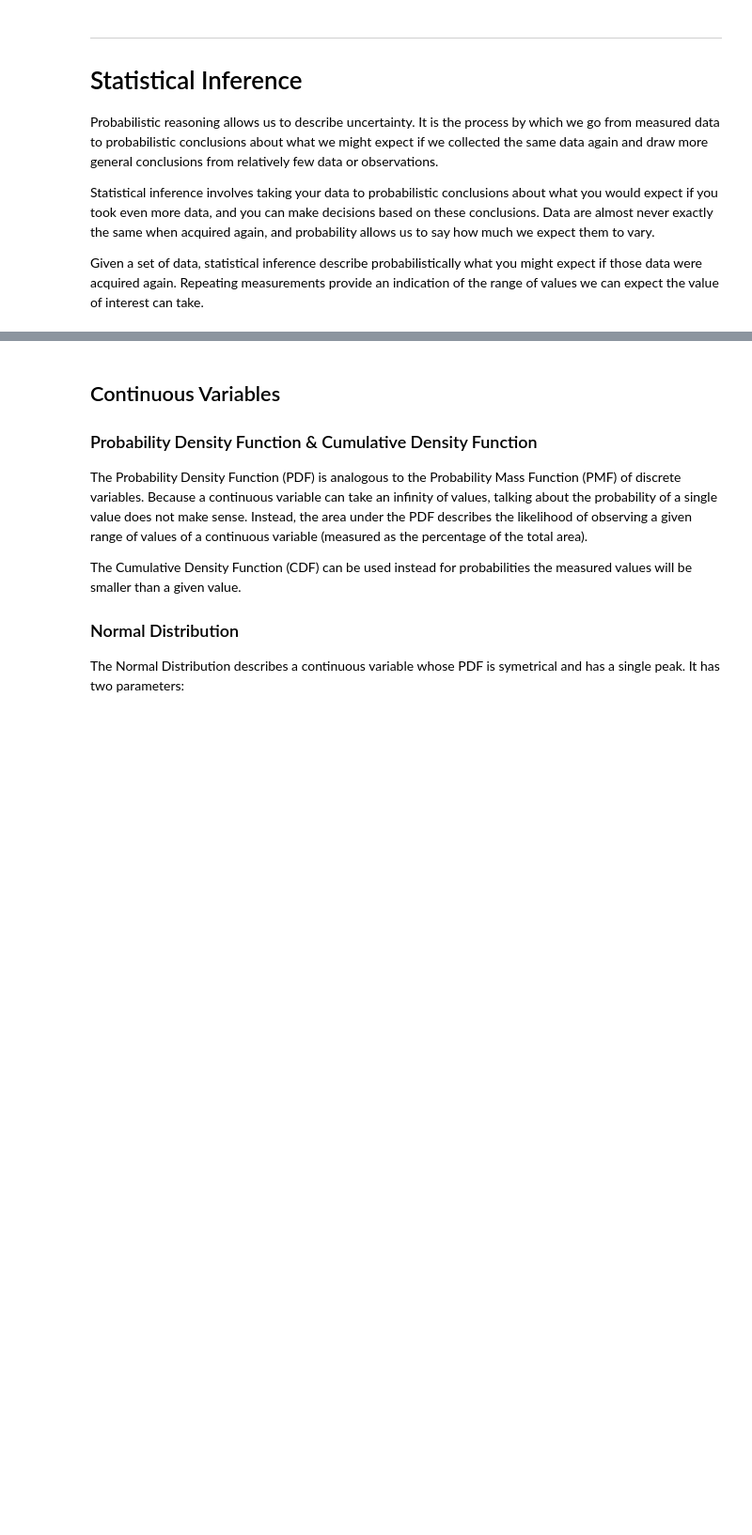
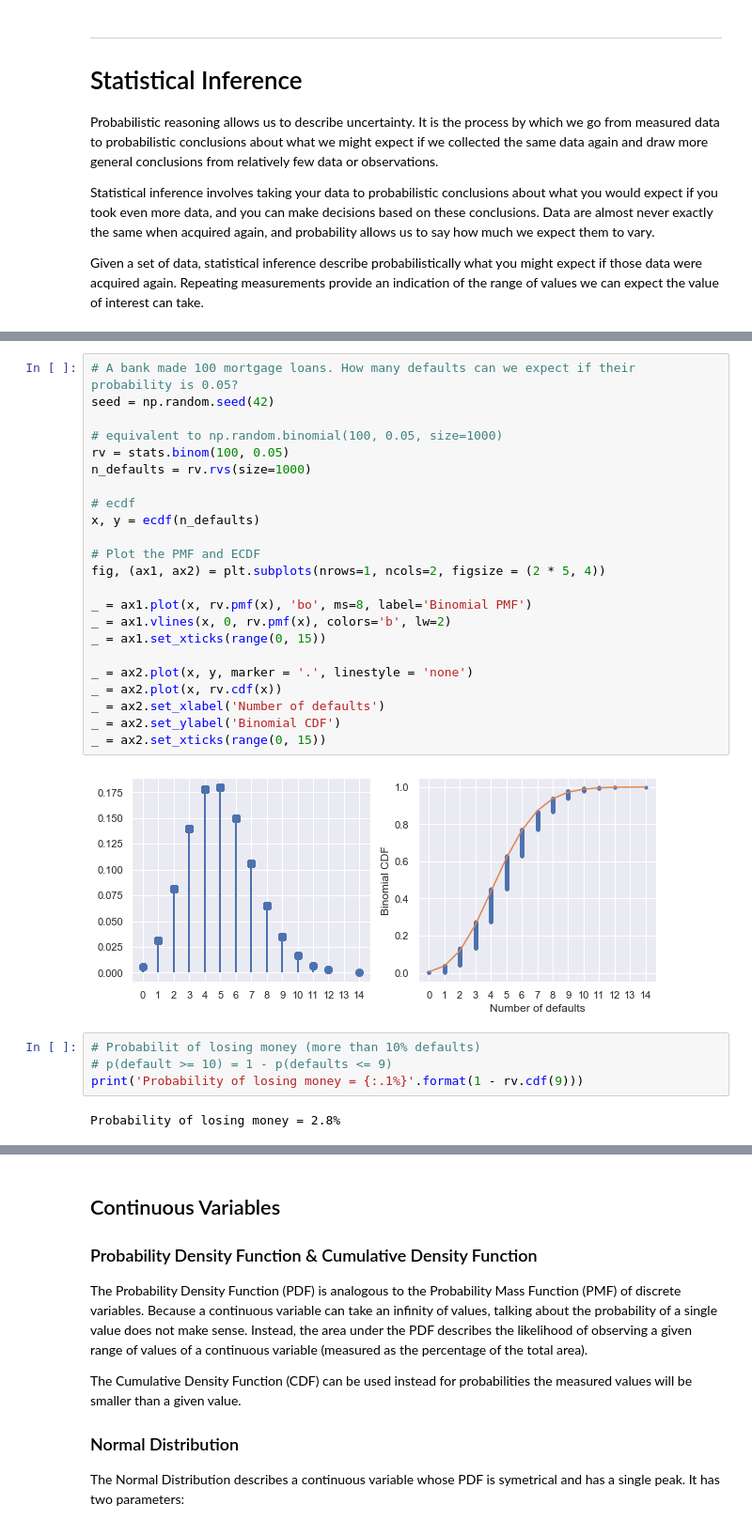
Before and after one commit to sebastienplat/sebastienplat.github.io, a Jupyter notebook: _posts_notebooks/data_science_101/HypTesting2.ipynb, the cells around one changed output, grey strips where cells are left out. Shown at 94% size. Cells and saved outputs as stored; diff of their text form; blank space fills up the shorter version.

```diff
--- a/_posts_notebooks/data_science_101/HypTesting2.ipynb
+++ b/_posts_notebooks/data_science_101/HypTesting2.ipynb
@@ -140,0 +149,31 @@ Given a set of data, statistical inference describe probabilistically what you m
+# %%
+# A bank made 100 mortgage loans. How many defaults can we expect if their probability is 0.05?
+seed = np.random.seed(42)
+
+# equivalent to np.random.binomial(100, 0.05, size=1000)
+rv = stats.binom(100, 0.05)
+n_defaults = rv.rvs(size=1000)
+
+# ecdf
+x, y = ecdf(n_defaults)
+
+# Plot the PMF and ECDF
+fig, (ax1, ax2) = plt.subplots(nrows=1, ncols=2, figsize = (2 * 5, 4))
+
+_ = ax1.plot(x, rv.pmf(x), 'bo', ms=8, label='Binomial PMF')
+_ = ax1.vlines(x, 0, rv.pmf(x), colors='b', lw=2)
+_ = ax1.set_xticks(range(0, 15))
+
+_ = ax2.plot(x, y, marker = '.', linestyle = 'none')
+_ = ax2.plot(x, rv.cdf(x))
+_ = ax2.set_xlabel('Number of defaults')
+_ = ax2.set_ylabel('Binomial CDF')
+_ = ax2.set_xticks(range(0, 15))
+# %% [output]
+[figure, added]
+# %%
+# Probabilit of losing money (more than 10% defaults)
+# p(default >= 10) = 1 - p(defaults <= 9)
+print('Probability of losing money = {:.1%}'.format(1 - rv.cdf(9)))
+# %% [output]
+Probability of losing money = 2.8%
```
Also changed, not shown: parts of 5 cells of this notebook.
